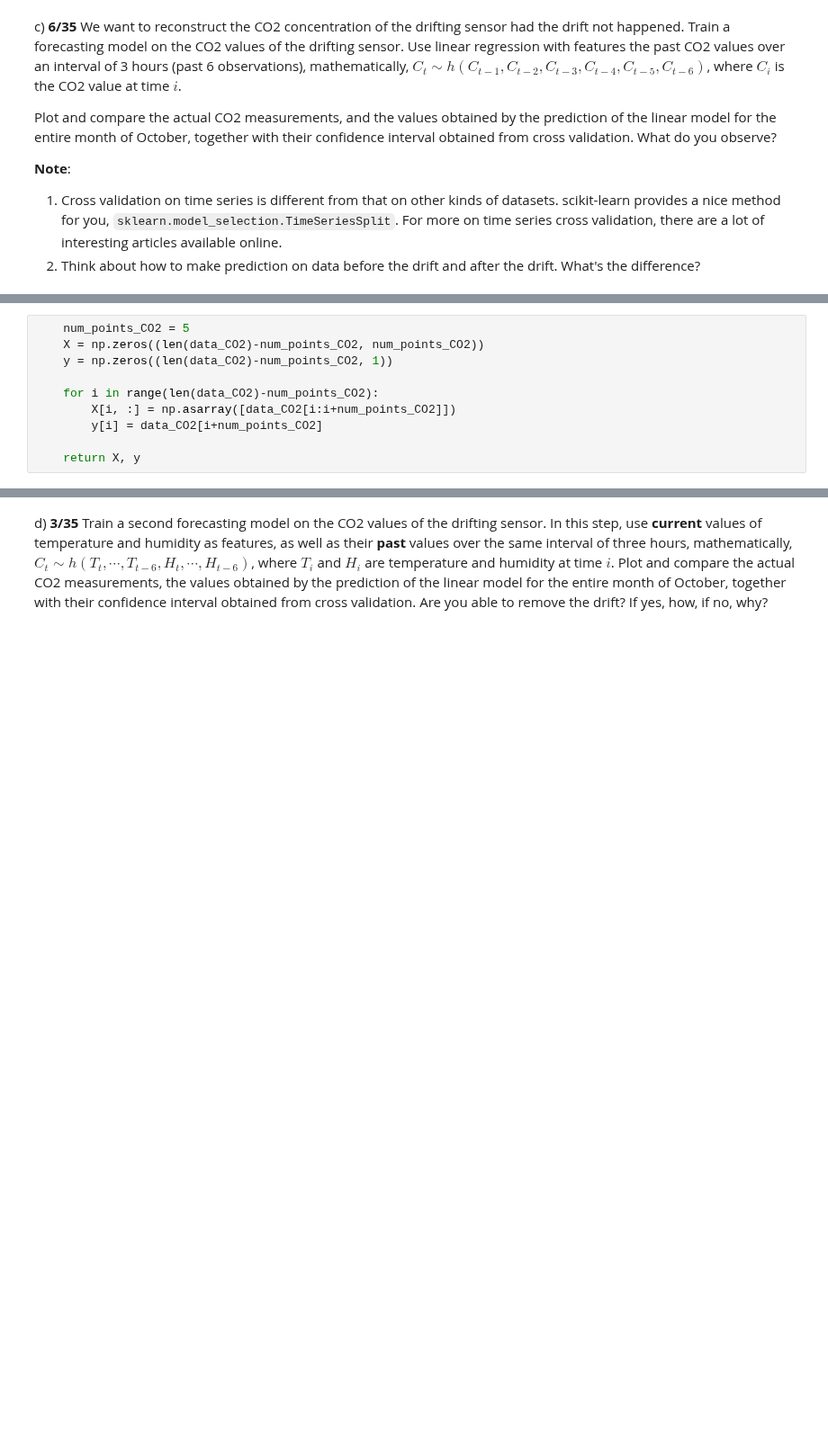
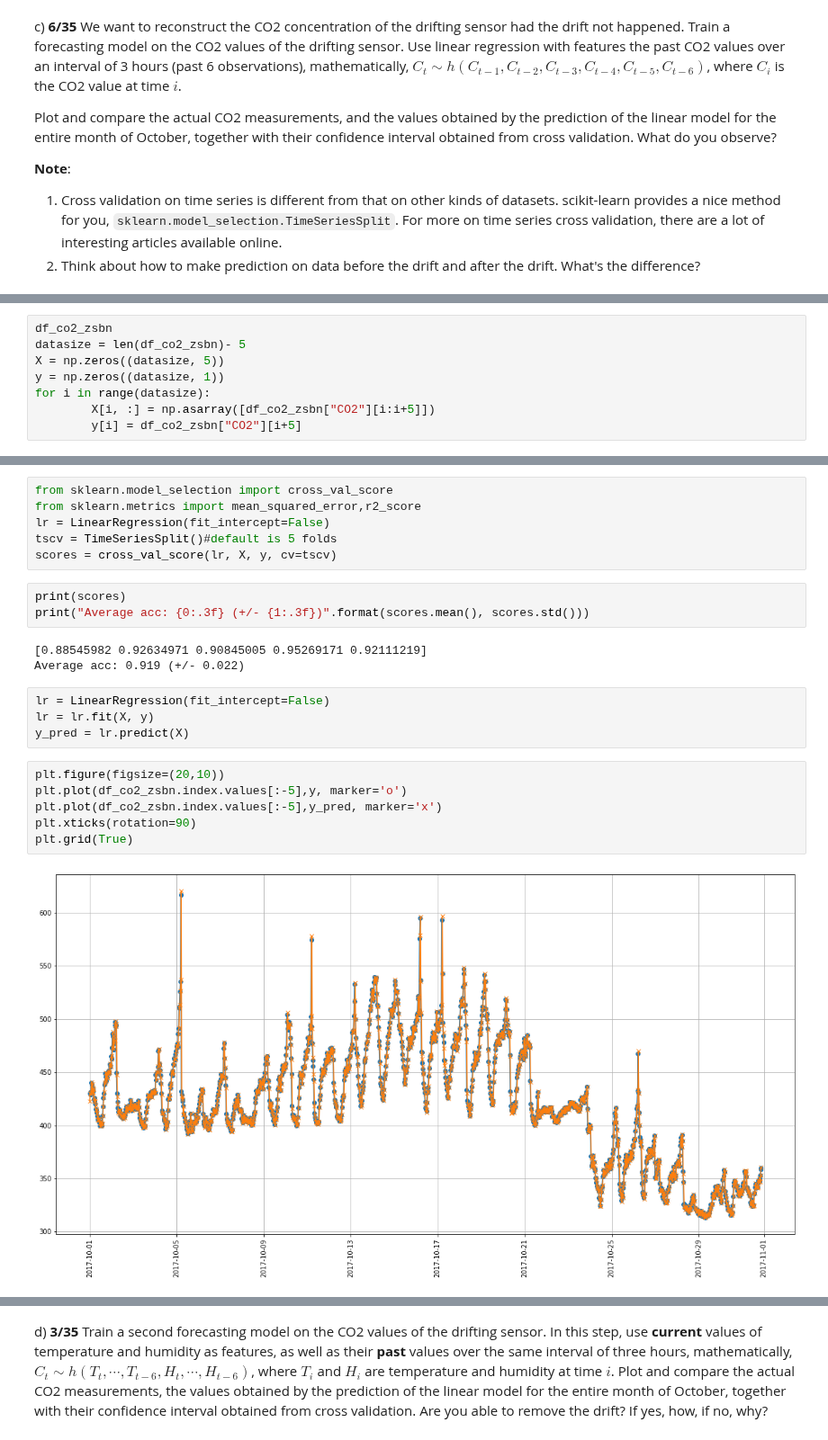
Before and after one commit to FurkanKarakas/dslab-homework-2, a Jupyter notebook: notebooks/DSLab_homework-2.ipynb, the cells around one changed output, grey strips where cells are left out. Shown at 90% size. Saved outputs shown, nothing was run; the diff lists cells and outputs as text; blank space fills up the shorter version.

```diff
--- a/notebooks/DSLab_homework-2.ipynb
+++ b/notebooks/DSLab_homework-2.ipynb
@@ -449,10 +458,8 @@ __Note__:
 # %%
-    num_points_CO2 = 5
-    X = np.zeros((len(data_CO2)-num_points_CO2, num_points_CO2))
-    y = np.zeros((len(data_CO2)-num_points_CO2, 1))
-
-    for i in range(len(data_CO2)-num_points_CO2):
-        X[i, :] = np.asarray([data_CO2[i:i+num_points_CO2]])
-        y[i] = data_CO2[i+num_points_CO2]
-
-    return X, y
+df_co2_zsbn
+datasize = len(df_co2_zsbn)- 5
+X = np.zeros((datasize, 5))
+y = np.zeros((datasize, 1))
+for i in range(datasize):
+        X[i, :] = np.asarray([df_co2_zsbn["CO2"][i:i+5]])
+        y[i] = df_co2_zsbn["CO2"][i+5]
@@ -460,0 +492,24 @@ ValueError: cannot copy sequence with size 5 to array axis with dimension 2
+# %%
+from sklearn.model_selection import cross_val_score
+from sklearn.metrics import mean_squared_error,r2_score
+lr = LinearRegression(fit_intercept=False)
+tscv = TimeSeriesSplit()#default is 5 folds
+scores = cross_val_score(lr, X, y, cv=tscv)
+# %%
+print(scores)
+print("Average acc: {0:.3f} (+/- {1:.3f})".format(scores.mean(), scores.std()))
+# %% [output]
+[0.88545982 0.92634971 0.90845005 0.95269171 0.92111219]
+Average acc: 0.919 (+/- 0.022)
+# %%
+lr = LinearRegression(fit_intercept=False)
+lr = lr.fit(X, y)
+y_pred = lr.predict(X)
+# %%
+plt.figure(figsize=(20,10))
+plt.plot(df_co2_zsbn.index.values[:-5],y, marker='o')
+plt.plot(df_co2_zsbn.index.values[:-5],y_pred, marker='x')
+plt.xticks(rotation=90)
+plt.grid(True)
+# %% [output]
+[figure, added]
```
Also changed, not shown: parts of 7 cells of this notebook.
